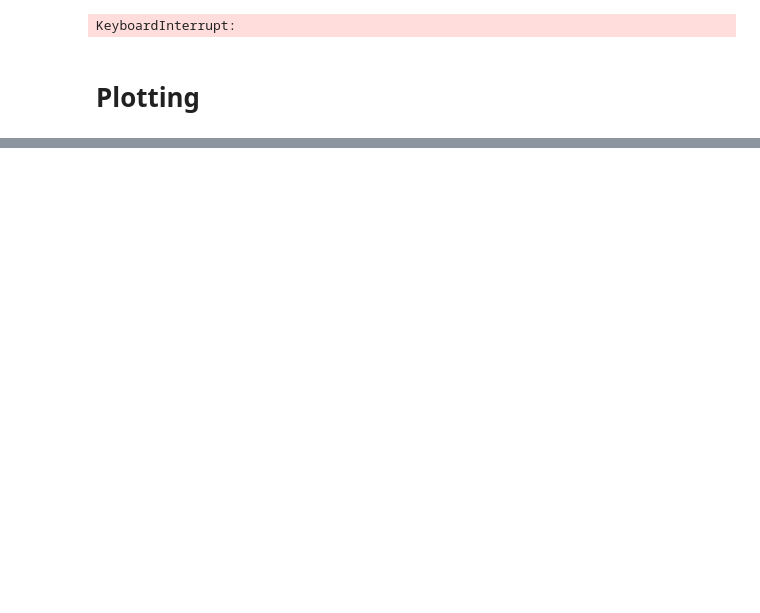
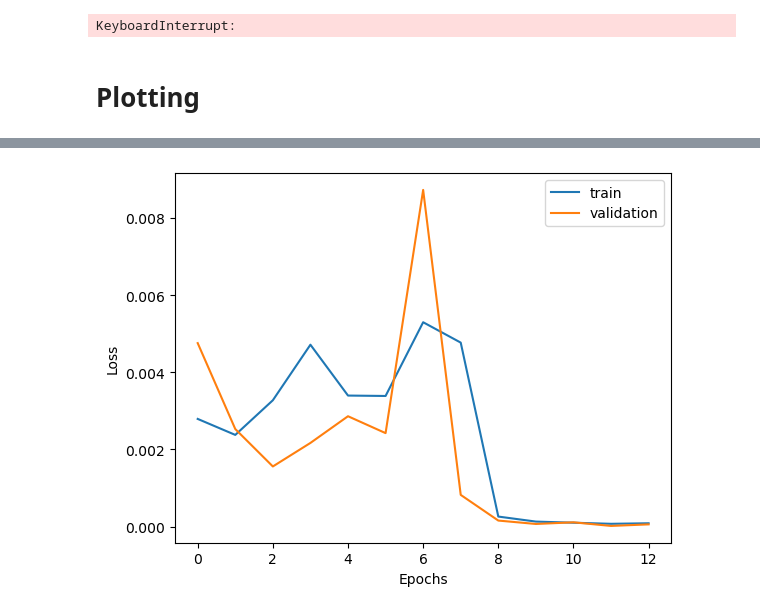
Before and after one commit to RijadSK/almost-vio, a Jupyter notebook: main.ipynb, the cells around one changed output, grey strips where cells are left out. Drawn from its saved outputs; the diff is of its cells as text; code cells hidden in the pictures; blank space fills up the shorter version.

```diff
--- a/main.ipynb
+++ b/main.ipynb
@@ -284,0 +270,9 @@ plt.show()
+# %%
+plt.plot(np.array(h_loss_train)[2:], label="train")
+plt.plot(np.array(h_loss_val)[2:], label="validation")
+plt.xlabel("Epochs")
+plt.ylabel("Loss")
+plt.legend(loc="upper right")
+plt.show()
+# %% [output]
+[figure, added]
```
Also changed, not shown: parts of 12 cells of this notebook.
